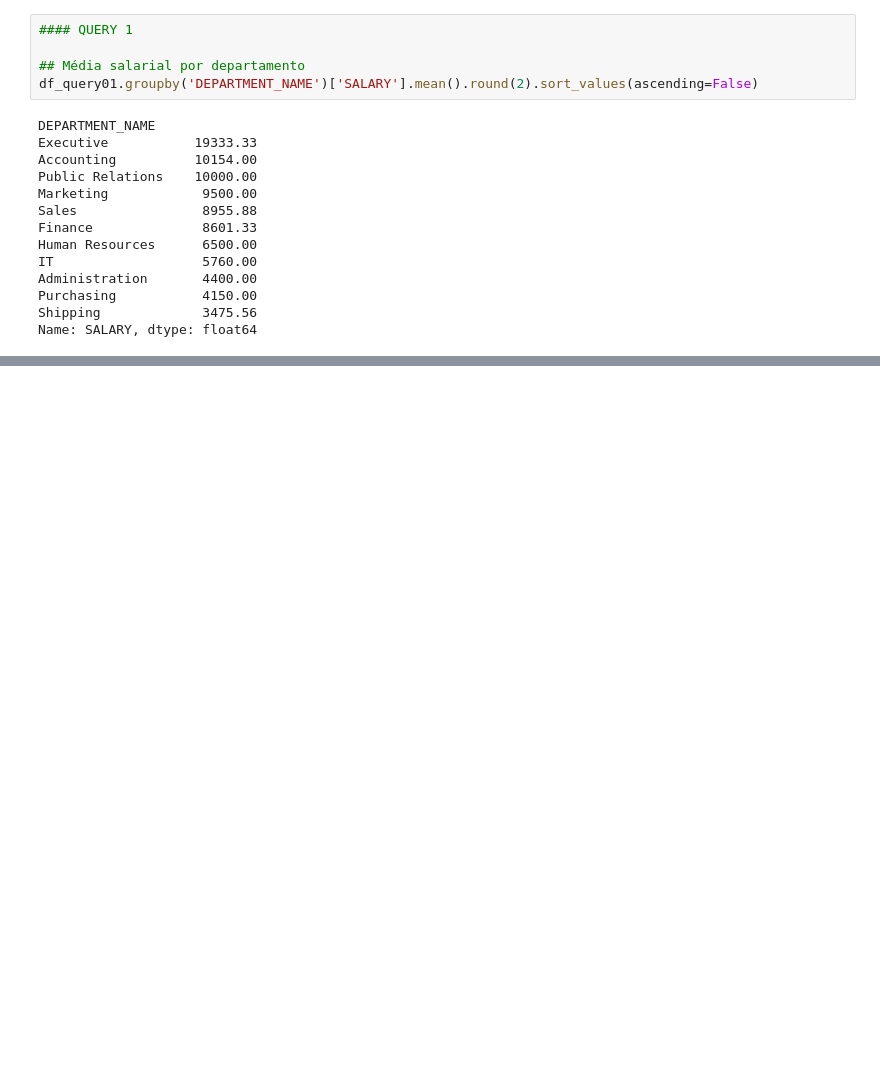
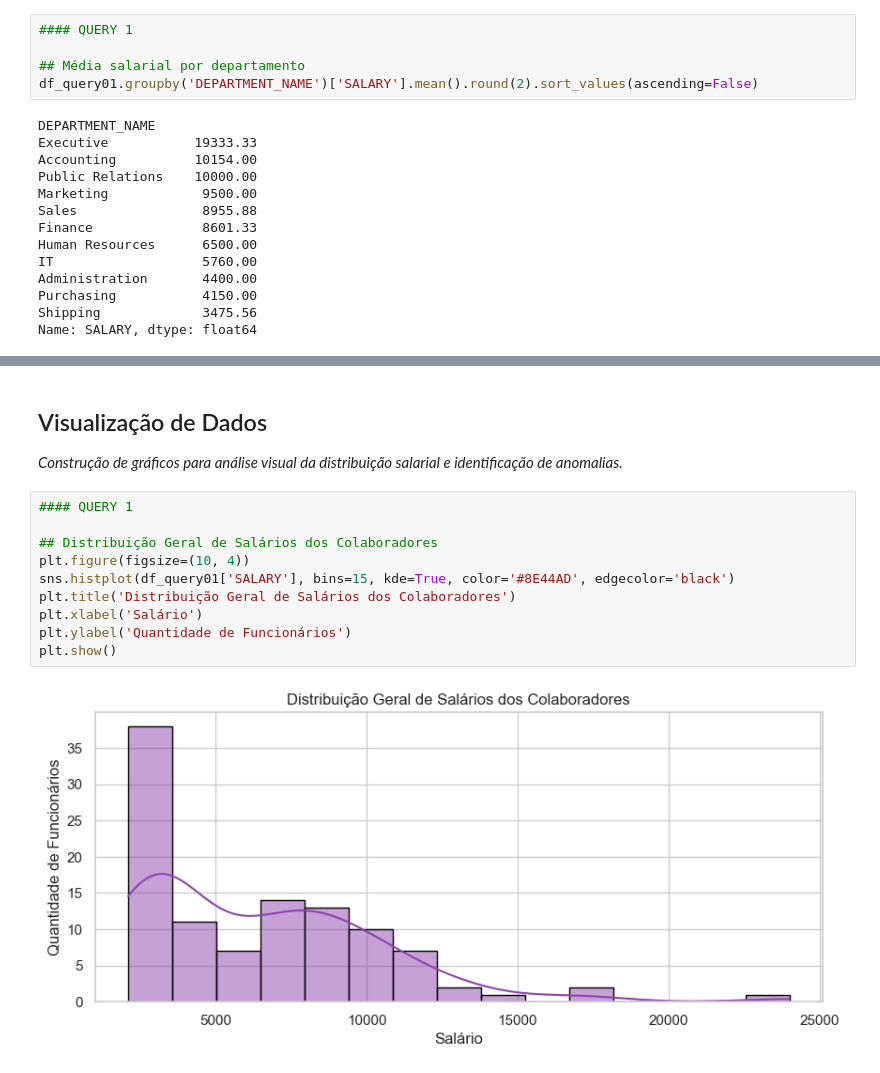
Before and after one commit to AnaysaLopes/visualizacao-dados-bi-hr, a Jupyter notebook: analise_rh.ipynb, the cells around one changed output, grey strips where cells are left out. Cells and saved outputs as stored; diff of their text form; blank space fills up the shorter version.

```diff
--- a/analise_rh.ipynb
+++ b/analise_rh.ipynb
@@ -206,3 +206,18 @@ Germany                                                  1
 Name: count, dtype: int64
 |  | EMPLOYEE_ID | FIRST_NAME | LAST_NAME | SALARY | DEPARTMENT_NAME | CITY | STATE_PROVINCE | COUNTRY_NAME | ... |
 | 102 | 203 | Susan | Jacobs | 6500 | Human Resources | London | NaN | United Kingdom of Great Britain a... | ... |
+# %% [markdown]
+## Visualização de Dados
+*Construção de gráficos para análise visual da distribuição salarial e identificação de anomalias.*
+# %%
+#### QUERY 1
+
+## Distribuição Geral de Salários dos Colaboradores
+plt.figure(figsize=(10, 4))
+sns.histplot(df_query01['SALARY'], bins=15, kde=True, color='#8E44AD', edgecolor='black')
+plt.title('Distribuição Geral de Salários dos Colaboradores')
+plt.xlabel('Salário')
+plt.ylabel('Quantidade de Funcionários')
+plt.show()
+# %% [output]
+[figure, added]
```
Also changed, not shown: parts of 3 cells of this notebook.
